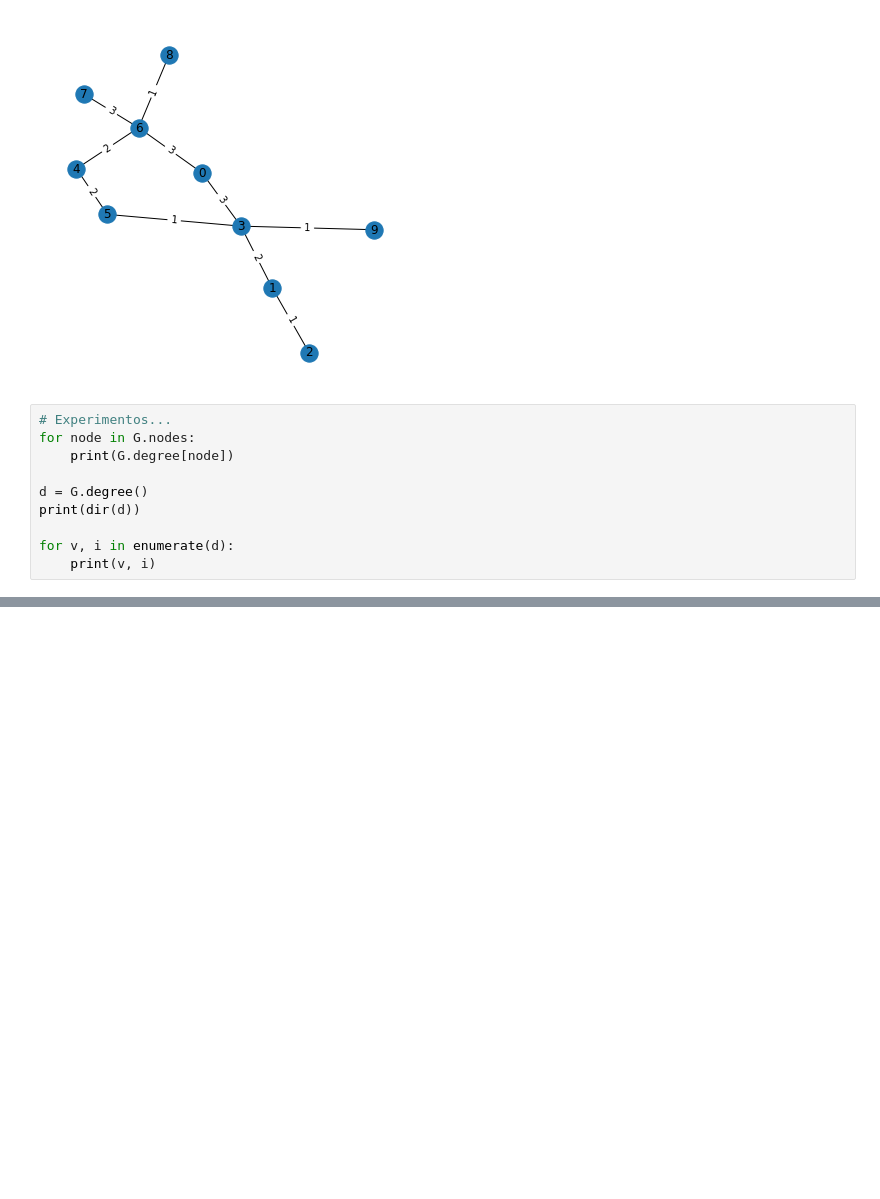
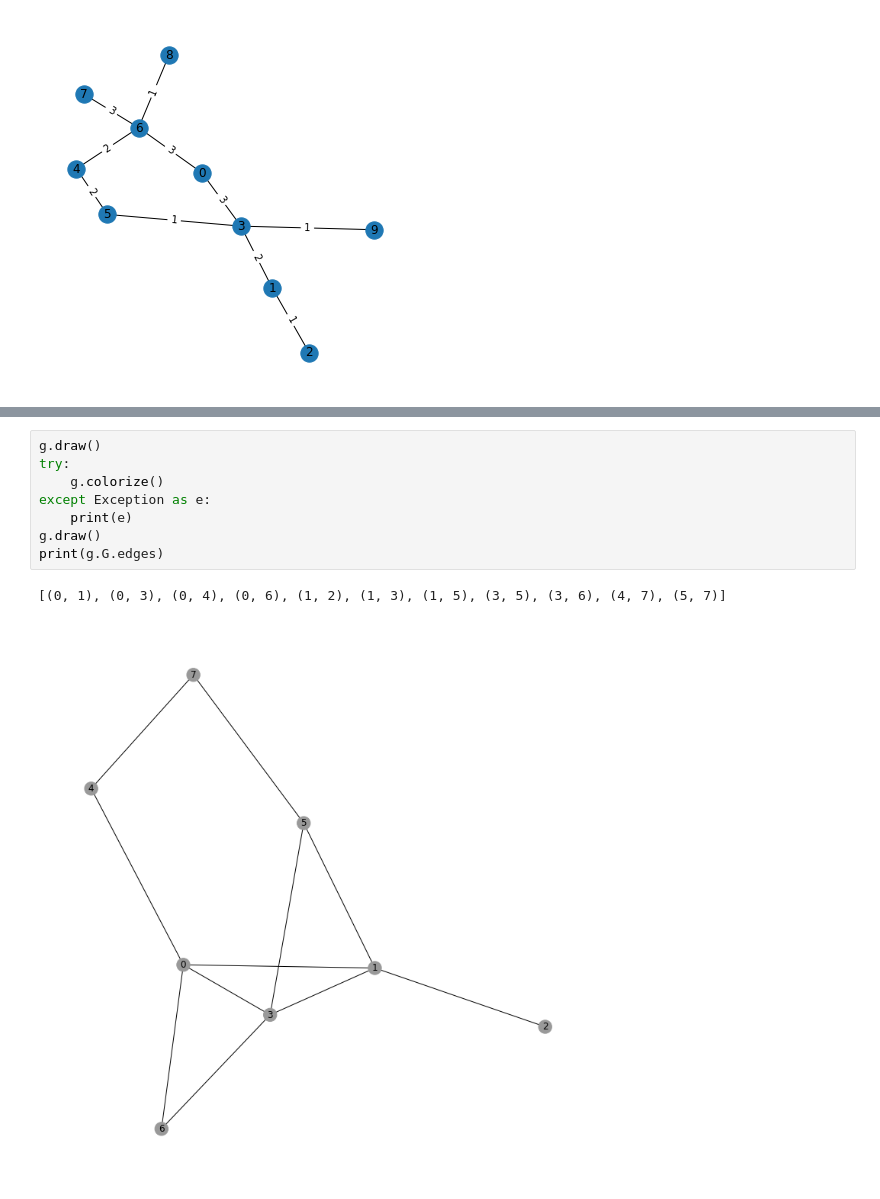
Before and after one commit to ericho/graph_coloring, a Jupyter notebook: proyecto.ipynb, the cells around one changed output, grey strips where cells are left out. Drawn from its saved outputs; the diff is of its cells as text; blank space fills up the shorter version.

```diff
--- a/proyecto.ipynb
+++ b/proyecto.ipynb
@@ -81,13 +81,3 @@ nx.draw_networkx_edge_labels(G, pos,  edge_labels=elabels)
  (6, 7): Text(-0.27860529876795276, 0.5135066636456573, '3'),
  (6, 8): Text(-0.14090336612923327, 0.6360406987352469, '1')}
 [figure]
-# %%
-# Experimentos...
-for node in G.nodes:
-    print(G.degree[node])
-
-d = G.degree()
-print(dir(d))
-
-for v, i in enumerate(d):
-    print(v, i)
@@ -111,0 +226,11 @@ for v, i in enumerate(d):
+# %%
+g.draw()
+try:
+    g.colorize()
+except Exception as e:
+    print(e)
+g.draw()
+print(g.G.edges)
+# %% [output]
+[(0, 1), (0, 3), (0, 4), (0, 6), (1, 2), (1, 3), (1, 5), (3, 5), (3, 6), (4, 7), (5, 7)]
+[figure, added]
```
Also changed, not shown: parts of 3 cells of this notebook.
